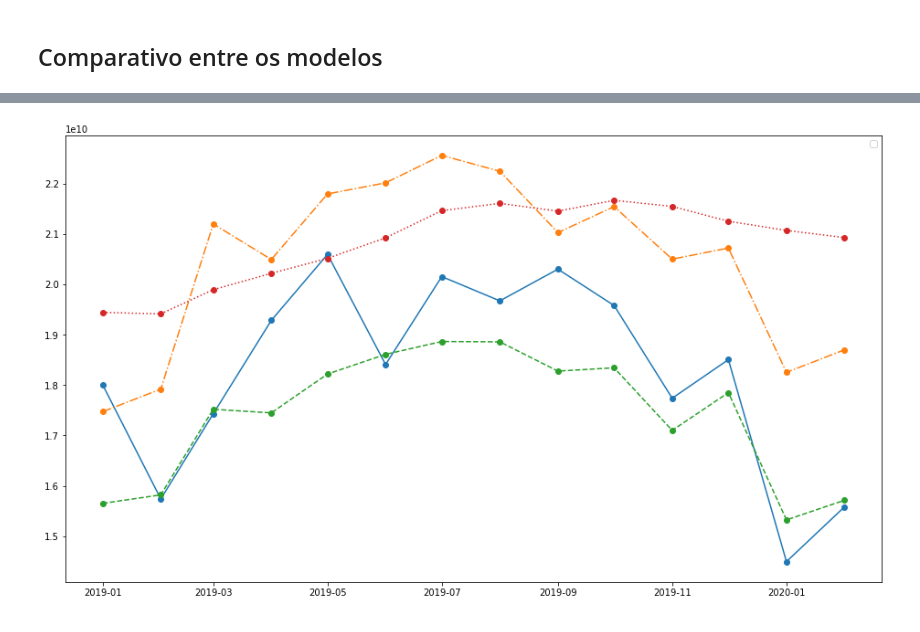
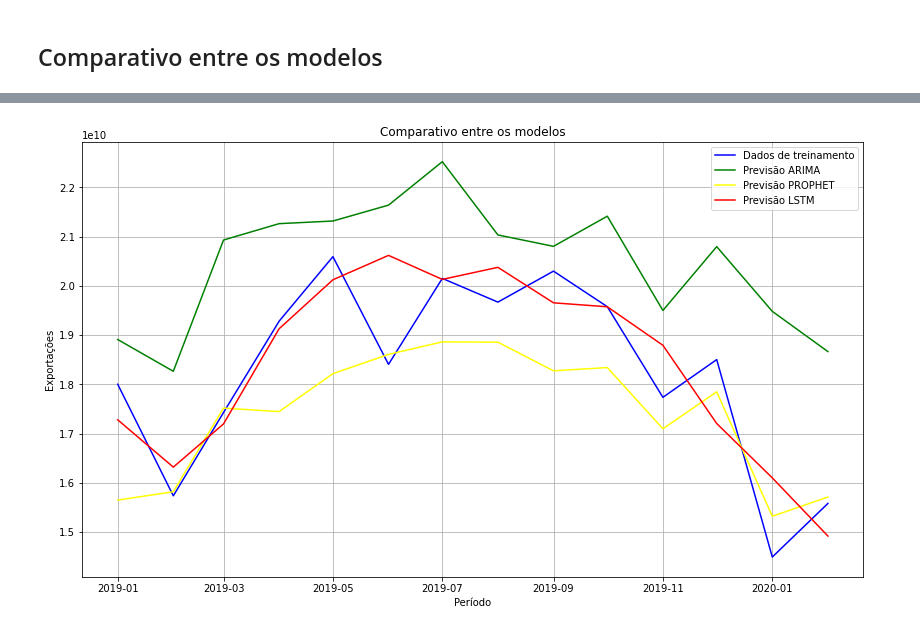
Before and after one commit to mmbs1989/TCC-PUCMINAS, a Jupyter notebook: Notebook_TCC_PUC.ipynb, the cells around one changed output, grey strips where cells are left out. Drawn from its saved outputs; the diff is of its cells as text; code cells hidden in the pictures.

```diff
--- a/Notebook_TCC_PUC.ipynb
+++ b/Notebook_TCC_PUC.ipynb
@@ -1925,4 +1942,4 @@ Warnings:
 # %%
 # Treinamento do modelo
-model.fit(dfexp_train_arima['exp'])
+modelARIMAEXP.fit(dfexp_train_arima['exp'])
 # %% [output]
@@ -1932,9 +1949,9 @@ ARIMA(maxiter=50, method='lbfgs', order=(0, 1, 1), out_of_sample_size=0,
       with_intercept=False)
 # %%
 #Faz a predição
-forecast_arima = model.predict(n_periods=len(dfexp_test_arima['exp']))
+forecast_arima = modelARIMAEXP.predict(n_periods=len(dfexp_test_arima['exp']))
 forecast_arima = pd.DataFrame(forecast_arima, index = dfexp_test_arima.index,columns=['Prediction'])
-conf_int = model.predict(len(dfexp_test_arima['exp']), return_conf_int=True, alpha = 0.05) #Pega o intervalo de confiança
+conf_int = modelARIMAEXP.predict(len(dfexp_test_arima['exp']), return_conf_int=True, alpha = 0.05) #Pega o intervalo de confiança
 # %%
 #Plotagem dos dados de treinamento, teste e previsão
 plt.figure(figsize=(14,8))
@@ -2047,5 +2064,5 @@ Trainable params: 161,801
 Non-trainable params: 0
 _________________________________________________________________
 # %%
-lstm_model.fit_generator(generator,epochs=200)
+lstm_model.fit_generator(generator,epochs=300)
 # %% [output]
@@ -2173,7 +2192,7 @@ dfexp_test_prophet.head(30)
 | 13 | 2020-02-01 | 15582390653 |
 # %%
 #Utiliza a biblioteca Prophet para fazer a previsão
-prophet_model = Prophet(changepoint_prior_scale=0.05, interval_width=0.95, daily_seasonality=False)
+prophet_model = Prophet()
 prophet_model.fit(dfexp_train_prophet)
 # %% [output]
 INFO:fbprophet:Disabling weekly seasonality. Run prophet with weekly_seasonality=True to override this.
@@ -2278,10 +2298,10 @@ dfexp_comparativo.head(14)
 # %%
 # Plotagem do comparativo entre os modelos
 plt.figure(figsize=(14,8))
-plt.plot_date(dfexp_comparativo.index, dfexp_comparativo["exp"], color='blue', label = 'Dados de treinamento')
-plt.plot_date(dfexp_comparativo.index, dfexp_comparativo["PREVISÃO_ARIMA"], color = 'green', label = 'Previsão ARIMA')
-plt.plot_date(dfexp_comparativo.index, dfexp_comparativo["PREVISÃO_PROPHET"], color = 'yellow', label = 'Previsão PROPHET')
-plt.plot_date(dfexp_comparativo.index, dfexp_comparativo["PREVISÃO_LSTM"], color = 'red', label = 'Previsão LSTM')
+plt.plot(dfexp_comparativo.index, dfexp_comparativo["exp"], color='blue', label = 'Dados de treinamento')
+plt.plot(dfexp_comparativo.index, dfexp_comparativo["PREVISÃO_ARIMA"], color = 'green', label = 'Previsão ARIMA')
+plt.plot(dfexp_comparativo.index, dfexp_comparativo["PREVISÃO_PROPHET"], color = 'yellow', label = 'Previsão PROPHET')
+plt.plot(dfexp_comparativo.index, dfexp_comparativo["PREVISÃO_LSTM"], color = 'red', label = 'Previsão LSTM')
 plt.title('Comparativo entre os modelos')
 plt.xlabel('Período')
 plt.ylabel('Exportações')
@@ -2293,4 +2312,4 @@ WARNING:matplotlib.legend:No handles with labels found to put in legend.
-[figure, old version]
+[figure, new version]
 # %%
 #Comparativo dos erros
 dfexp_erro = pd.DataFrame({"Modelos" : ["ARIMA", "LSTM", "Prophet"]})
```
Also changed, not shown: parts of 47 cells of this notebook.
